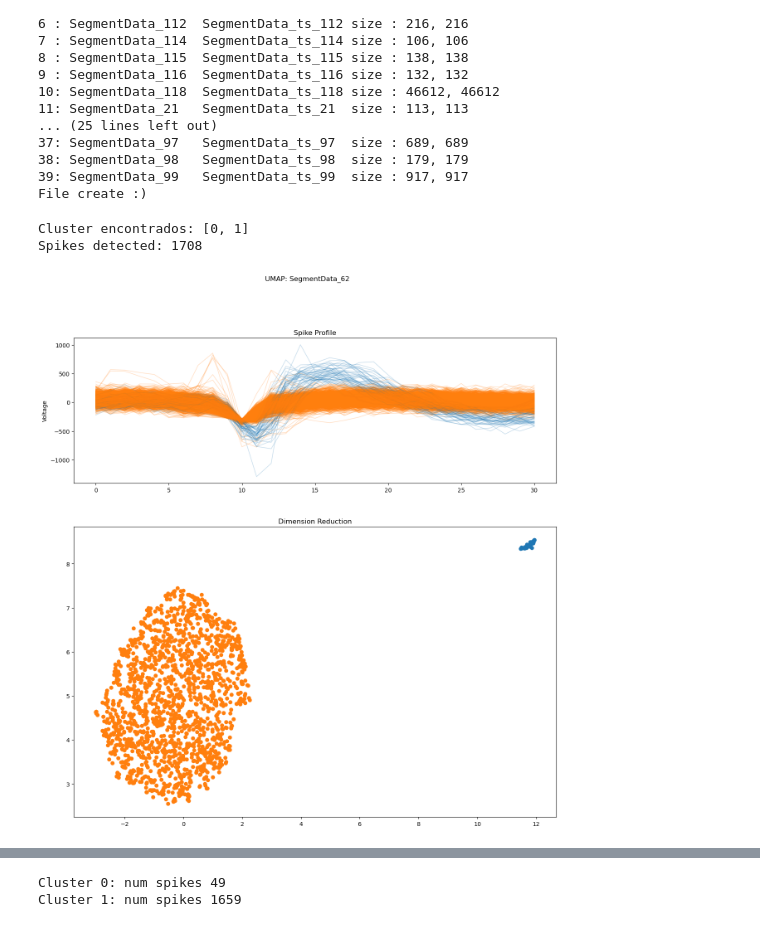
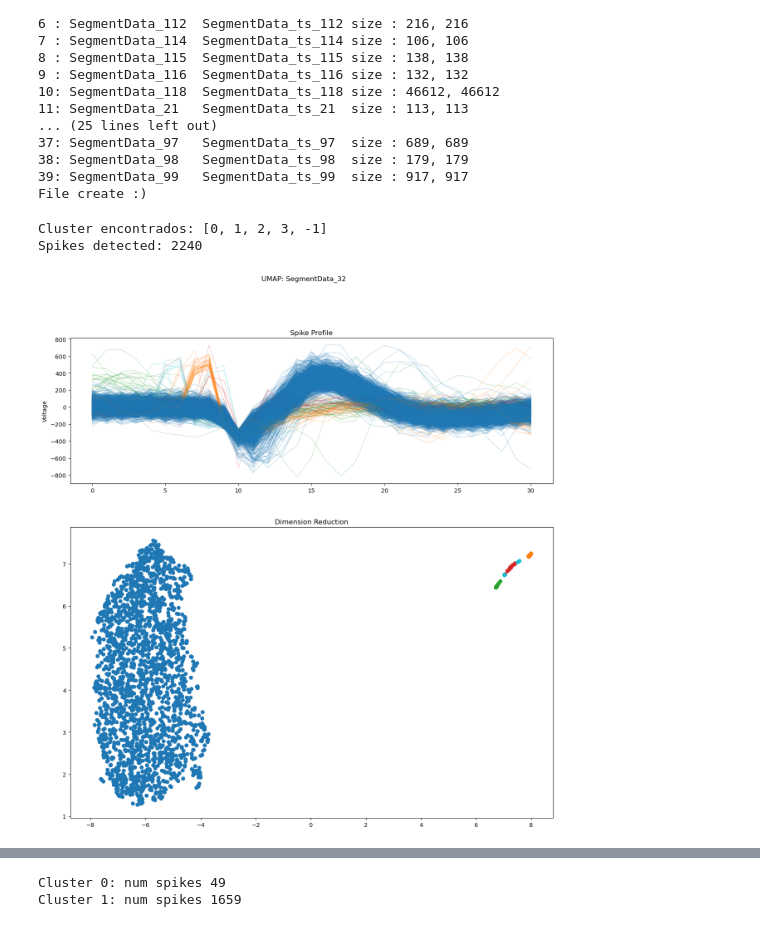
Before and after one commit to YeshuaGonzalez/T_proyect, a Jupyter notebook: ChargeSpikes.ipynb, the cells around one changed output, grey strips where cells are left out. Cells and saved outputs as stored; diff of their text form; code cells hidden in the pictures.

```diff
--- a/ChargeSpikes.ipynb
+++ b/ChargeSpikes.ipynb
@@ -23,7 +23,8 @@ from sknetwork.clustering import Louvain
 # Generate PCKL file
 # %%
 #path_file = "E:\\ExpRecientes\\PRK20220816s01_SPK.h5"
-path_file = "./files/CTR20211101s01A_SPK.h5"
+#path_file = "./files/CTR20211101s01A_SPK.h5"
+path_file = "/media/yeshua/ZEILER/T_proyect/20230622/datamanager/Rebanada02/OPTOa20230622s02_SPK.h5"
 file = h5py.File(path_file)
 #['Data']['Recording_0']['SegmentStream']['Stream_0']
 Segments = file['Data']['Recording_0']['SegmentStream']['Stream_0']
@@ -155,7 +159,8 @@ pckl_file.close()
 # %% [markdown]
 # UMAP
 # %%
-name = './files/CTR20211101s01A_SPK.pckl'
+#name = './files/CTR20211101s01A_SPK.pckl'
+name = "/media/yeshua/ZEILER/T_proyect/20230622/datamanager/Rebanada02/OPTOa20230622s02_SPK.pckl"
 charge_pckl = open(name,'rb')
 # Charge pckl file
 experiment_pckl = pickle.load(charge_pckl)
@@ -341,11 +346,12 @@ File create :)
 # mini GUI
 # gamma 0.85 0.9 para
 '''Analisis para un solo '''
-segment = 'SegmentData_62'
+segment = 'SegmentData_32'
 mode = 'All'
 cluster_list = [1]
 
-name = './files/CTR20211101s01B_SPK.pckl'
+#name = './files/CTR20211101s01B_SPK.pckl'
+name = "/media/yeshua/ZEILER/T_proyect/20230622/datamanager/Rebanada02/OPTOa20230622s02_SPK.pckl"
 
 colores = ['tab:blue', 'tab:orange', 'tab:green', 'tab:red', 'tab:purple', 'tab:brown', 'tab:pink', 'tab:pink', 'tab:gray', 'tab:olive', 'tab:cyan']
 
@@ -377,33 +383,33 @@ axs[1].title.set_text('Dimension Reduction')
 
 
 for j in range(0, len(experiment_pckl[segment][0])):
 
 
 
     if mode == "All":
         axs[0].plot(experiment_pckl[segment][0][j].T, color = colores[clusterer.labels_[j]], linewidth=1, alpha =0.25)
         axs[1].plot(spike_embedding[j][0],spike_embedding[j][1] , marker="o", color = colores[clusterer.labels_[j]])
 
     elif mode == "OneColor":
         if clusterer.labels_[j] in cluster_list:
             axs[0].plot(experiment_pckl[segment][0][j].T, color = colores[clusterer.labels_[j]], linewidth=1, alpha =0.25)
             axs[1].plot(spike_embedding[j][0],spike_embedding[j][1] , marker="o", color = colores[clusterer.labels_[j]])
         else:
             axs[0].plot(experiment_pckl[segment][0][j].T, color = "gray", linewidth=1, alpha =0.1)
             axs[1].plot(spike_embedding[j][0],spike_embedding[j][1] , marker="o", color = "gray")
 
     #Solo graficas un cluster
 
 cluster_dict = {}
 num_clusters = list(set(clusterer.labels_))
 
 print("Cluster encontrados: {}".format(num_clusters))
 print("Spikes detected: {}".format(len(experiment_pckl[segment][0])))
 for i in range(0, len(num_clusters)):
     cluster_dict[num_clusters[i]] = []
 for i in range(0, len(experiment_pckl[segment][0])):
     cluster_dict[clusterer.labels_[i]].append(i)
 # %% [output]
-Cluster encontrados: [0, 1]
-Spikes detected: 1708
+Cluster encontrados: [0, 1, 2, 3, -1]
+Spikes detected: 2240
-[figure, old version]
+[figure, new version]
```
Also changed, not shown: parts of 8 cells of this notebook, 3 other files.
